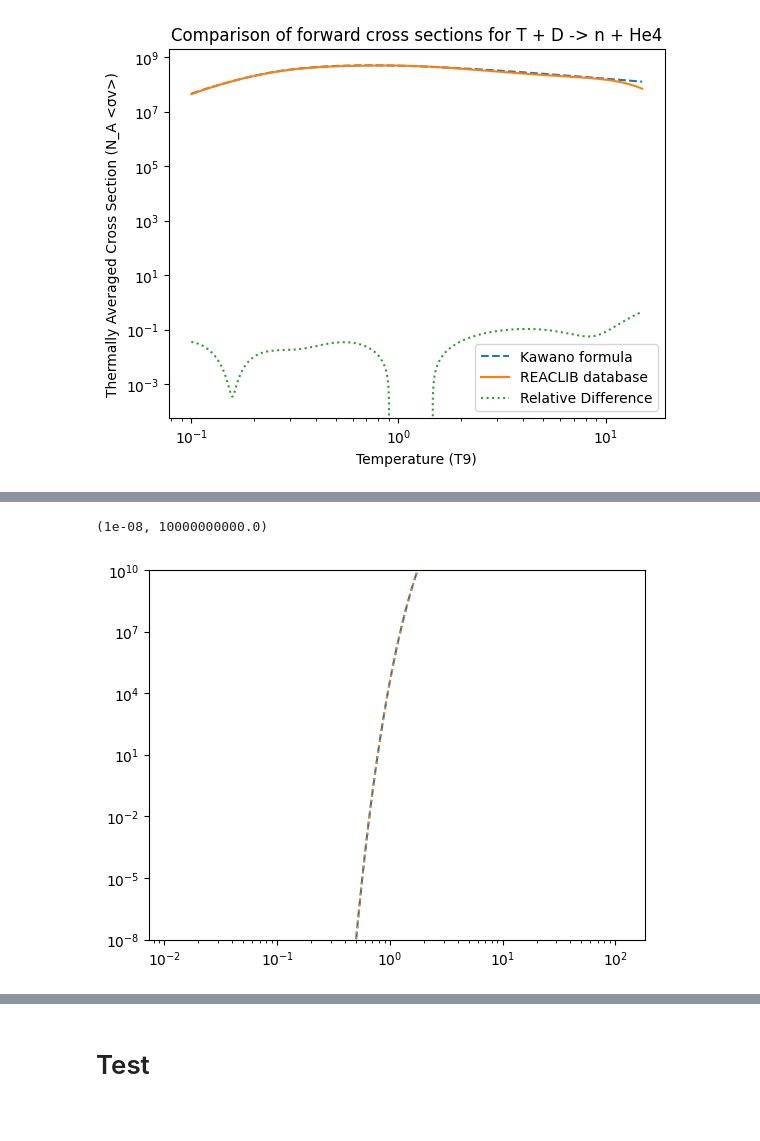
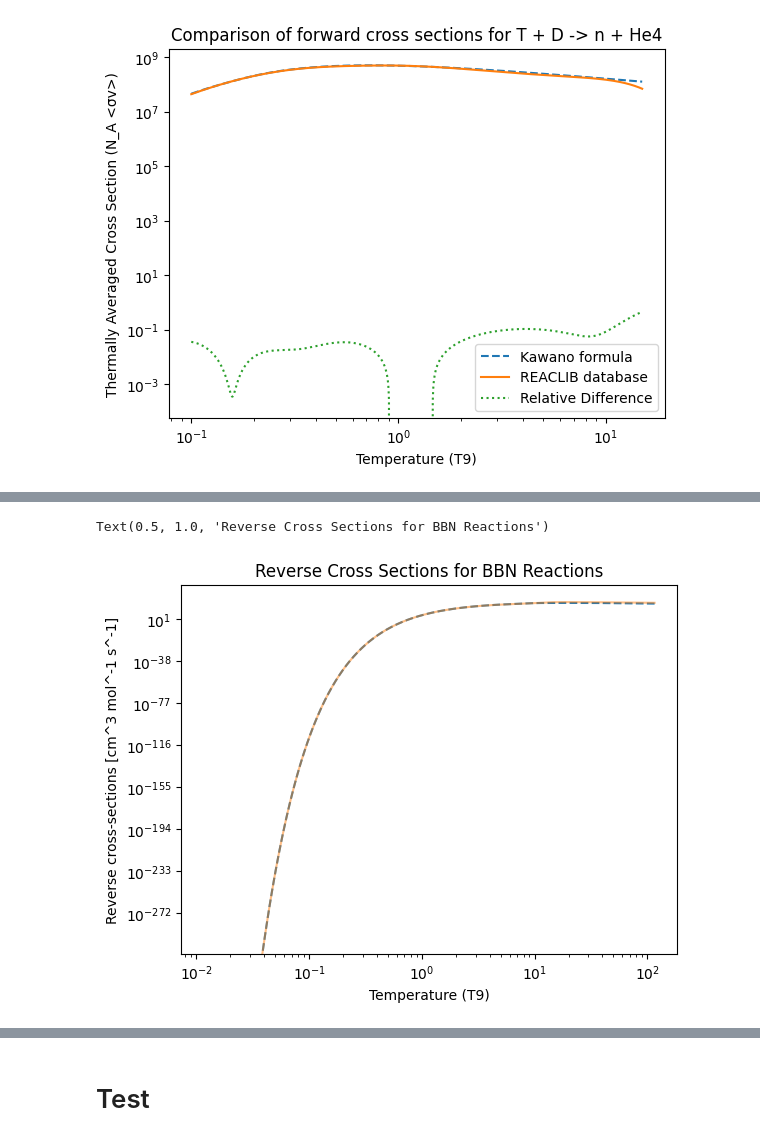
Before and after one commit to Booritth-Balaji/Dark-Matter-Thesis, a Jupyter notebook: Codes-and-Data/BBN-simple-recreated.ipynb, the cells around one changed output, grey strips where cells are left out. Cells and saved outputs as stored; diff of their text form; code cells hidden in the pictures.

```diff
--- a/Codes-and-Data/BBN-simple-recreated.ipynb
+++ b/Codes-and-Data/BBN-simple-recreated.ipynb
@@ -883,6 +883,8 @@ def crosssection(T, reaction):  # input: Temperature (MeV), reaction name (strin
 
     T9 = MeVtoK9(T)   # converting the temp from MeV to T9
 
+    T9_clip = np.clip(T9, 1e-3, 15) # T9 will stay between 1e-3 and 15, as the REACLIB database is only valid in this range
+
     a = Rxn_dict[reaction]["a_forward"]  # Getting the "a" values for the reaction
     sigma = 0
 
@@ -891,7 +893,7 @@ def crosssection(T, reaction):  # input: Temperature (MeV), reaction name (strin
         a0, a1, a2, a3, a4, a5, a6 = a_i
 
         sigma += exp(
-        a0 + a1/T9 + a2/(T9**(1/3)) + a3*(T9**(1/3)) + a4*T9 + a5*(T9**(5/3)) + a6*np.log(T9)
+        a0 + a1/T9_clip + a2/(T9_clip**(1/3)) + a3*(T9_clip**(1/3)) + a4*T9_clip + a5*(T9_clip**(5/3)) + a6*np.log(T9_clip)
         )
 
     return sigma
@@ -972,10 +974,6 @@ plt.title('Comparison of forward cross sections for T + D -> n + He4')
 Text(0.5, 1.0, 'Comparison of forward cross sections for T + D -> n + He4')
 [figure]
 # %%
-
-
-T9 = MeVtoK9(T)
-
 rhob = h * T9**3
 
 # Importing the comparison data for the density
@@ -1025,57 +1024,52 @@ plt.ylim(1e-8, 1e10)
 # %%
 # Plotting the reverse rates for all the reactions
 
-# plt.loglog(T9, crosssection(T, Rxn_dict["p+n->D+gamma"]["a_reverse"]), label='p + n -> D + γ')
-# plt.loglog(T9, df_rev['p+n->D+γ']/rhob, label='p + n -> D + γ (Digitized)', linestyle='--', alpha=0.5)
-# plt.loglog(T9, reverse_crosssection(K9toMeV(T9), "p+n->D+gamma"), label='p + n -> D + γ (Reverse)', alpha=1, linewidth=3)
-
-# plt.loglog(T9, crosssection(T, Rxn_dict["D+p->He3+gamma"]["a_reverse"]), label='D + p -> He3 + γ')
-# plt.loglog(T9, df_rev['D+p->He3+γ']/rhob, label='D + p -> He3 + γ (Digitized)', linestyle='--')
-# plt.loglog(T9, reverse_crosssection(K9toMeV(T9), "D+p->He3+gamma"), label='D + p -> He3 + γ (Reverse)', alpha=1, linestyle=':')
+# plt.loglog(T9, df_rev['p+n->D+γ']/rhob, label='p + n -> D + γ (Digitized)', linestyle='--', alpha=1)
+# plt.loglog(T9, reverse_crosssection(K9toMeV(T9), "p+n->D+gamma"), label='p + n -> D + γ (Reverse)', alpha=0.5)
 
 
-# plt.loglog(T9, crosssection(T, Rxn_dict["D+D->He3+n"]["a_reverse"]), label='D + D -> He3 + n')
-# plt.loglog(T9, df_rev['D+D->n+He3']/rhob, label='D + D -> He3 + n (Digitized)', linestyle='--')
-# plt.loglog(T9, reverse_crosssection(K9toMeV(T9), "D+D->He3+n"), label='D + D -> He3 + n (Reverse)', alpha=1, linestyle=':')
+# plt.loglog(T9, df_rev['D+p->He3+γ']/rhob, label='D + p -> He3 + γ (Digitized)', linestyle='--', alpha=1)
+# plt.loglog(T9, reverse_crosssection(K9toMeV(T9), "D+p->He3+gamma"), label='D + p -> He3 + γ (Reverse)', alpha=0.5)
 
 
-# plt.loglog(T9, crosssection(T, Rxn_dict["D+D->p+T"]["a_reverse"]), label='D + D -> p + T')
+# plt.loglog(T9, df_rev['D+D->n+He3']/rhob, label='D + D -> He3 + n (Digitized)', linestyle='--')
+# plt.loglog(T9, reverse_crosssection(K9toMeV(T9), "D+D->He3+n"), label='D + D -> He3 + n (Reverse)', alpha=0.5)
+
+
 # plt.loglog(T9, df_rev['D+D->p+T']/rhob, label='D + D -> p + T (Digitized)', linestyle='--')
-# plt.loglog(T9, reverse_crosssection(K9toMeV(T9), "D+D->p+T"), label='D + D -> p + T (Reverse)', alpha=1, linestyle=':')
+# plt.loglog(T9, reverse_crosssection(K9toMeV(T9), "D+D->p+T"), label='D + D -> p + T (Reverse)', alpha=0.5)
 
-# plt.loglog(T9, crosssection(T, Rxn_dict["He3+n->T+p"]["a_reverse"]), label='He3 + n -> T + p')
 # plt.loglog(T9, df_rev['He3+n->p+T']/rhob, label='He3 + n -> T + p (Digitized)', linestyle='--')
-# plt.loglog(T9, reverse_crosssection(K9toMeV(T9), "He3+n->T+p"), label='He3 + n -> T + p (Reverse)', alpha=1, linestyle=':')
+# plt.loglog(T9, reverse_crosssection(K9toMeV(T9), "He3+n->T+p"), label='He3 + n -> T + p (Reverse)', alpha=0.5)
 
-# plt.loglog(T9, crosssection(T, Rxn_dict["T+D->n+He4"]["a_reverse"]), label='T + D -> n + He4')
 # plt.loglog(T9, df_rev['T+D->n+He4']/rhob, label='T + D -> n + He4 (Digitized)', linestyle='--')
-# plt.loglog(T9, reverse_crosssection(K9toMeV(T9), "T+D->n+He4"), label='T + D -> n + He4 (Reverse)', alpha=1, linestyle=':')
+# plt.loglog(T9, reverse_crosssection(K9toMeV(T9), "T+D->n+He4"), label='T + D -> n + He4 (Reverse)', alpha=0.5)
 
-# plt.loglog(T9, crosssection(T, Rxn_dict["He3+D->p+He4"]["a_reverse"]), label='He3 + D -> p + He4')
 # plt.loglog(T9, df_rev['He3+D->p+He4']/rhob, label='He3 + D -> p + He4 (Digitized)', linestyle='--')
-# plt.loglog(T9, reverse_crosssection(K9toMeV(T9), "He3+D->p+He4"), label='He3 + D -> p + He4 (Reverse)', alpha=1, linestyle=':')
+# plt.loglog(T9, reverse_crosssection(K9toMeV(T9), "He3+D->p+He4"), label='He3 + D -> p + He4 (Reverse)', alpha=0.5)
 
-# plt.loglog(T9, crosssection(T, Rxn_dict["He3+He4->gamma+Be7"]["a_reverse"]), label='He3 + He4 -> γ + Be7')
 # plt.loglog(T9, df_rev['He3+He4->Be7+γ']/rhob, label='He3 + He4 -> γ + Be7 (Digitized)', linestyle='--')
+# plt.loglog(T9, reverse_crosssection(K9toMeV(T9), "He3+He4->gamma+Be7"), label='He3 + He4 -> γ + Be7 (Reverse)', alpha=0.5)
 
-# plt.loglog(T9, crosssection(T, Rxn_dict["Li7+p->He4+He4"]["a_reverse"]), label='Li7 + p -> He4 + He4')
 # plt.loglog(T9, df_rev['Li7+p->He4+He4']/rhob, label='Li7 + p -> He4 + He4 (Digitized)', linestyle='--')
-# plt.loglog(T9, reverse_crosssection(K9toMeV(T9), "Li7+p->He4+He4"), label='Li7 + p -> He4 + He4 (Reverse)', alpha=1, linestyle=':')
+# plt.loglog(T9, reverse_crosssection(K9toMeV(T9), "Li7+p->He4+He4"), label='Li7 + p -> He4 + He4 (Reverse)', alpha=0.5)
 
-# plt.loglog(T9, crosssection(T, Rxn_dict["Be7+n->p+Li7"]["a_reverse"]), label='Be7 + n -> p + Li7')
 # plt.loglog(T9, df_rev['Be7+n->p+Li7']/rhob, label='Be7 + n -> p + Li7 (Digitized)', linestyle='--')
-# plt.loglog(T9, reverse_crosssection(K9toMeV(T9), "Be7+n->p+Li7"), label='Be7 + n -> p + Li7 (Reverse)', alpha=1, linestyle=':')
+# plt.loglog(T9, reverse_crosssection(K9toMeV(T9), "Be7+n->p+Li7"), label='Be7 + n -> p + Li7 (Reverse)', alpha=0.5)
 
-# plt.loglog(T9, crosssection(T, Rxn_dict["T+He4->gamma+Li7"]["a_reverse"]), label='T + He4 -> γ + Li7')
 plt.loglog(T9, df_rev['T+He4->Li7+γ']/rhob, label='T + He4 -> γ + Li7 (Digitized)', linestyle='--')
-plt.loglog(T9, reverse_crosssection(K9toMeV(T9), "T+He4->gamma+Li7"), label='T + He4 -> γ + Li7 (Reverse)', alpha=1, linestyle=':')
+plt.loglog(T9, reverse_crosssection(K9toMeV(T9), "T+He4->gamma+Li7"), label='T + He4 -> γ + Li7 (Reverse)', alpha=0.5)
 
 
 # plt.xlim(1e0, 8e0)
-plt.ylim(1e-8, 1e10)
+# plt.ylim(1e-8, 1e10)
+
+plt.xlabel('Temperature (T9)')
+plt.ylabel('Reverse cross-sections [cm^3 mol^-1 s^-1]')
+plt.title('Reverse Cross Sections for BBN Reactions')
 # %% [output]
-(1e-08, 10000000000.0)
+Text(0.5, 1.0, 'Reverse Cross Sections for BBN Reactions')
-[figure, old version]
+[figure, new version]
 # %%
 # interpolation fucntion wrt time
 
```
Also changed, not shown: parts of 8 cells of this notebook, 2 other files.
